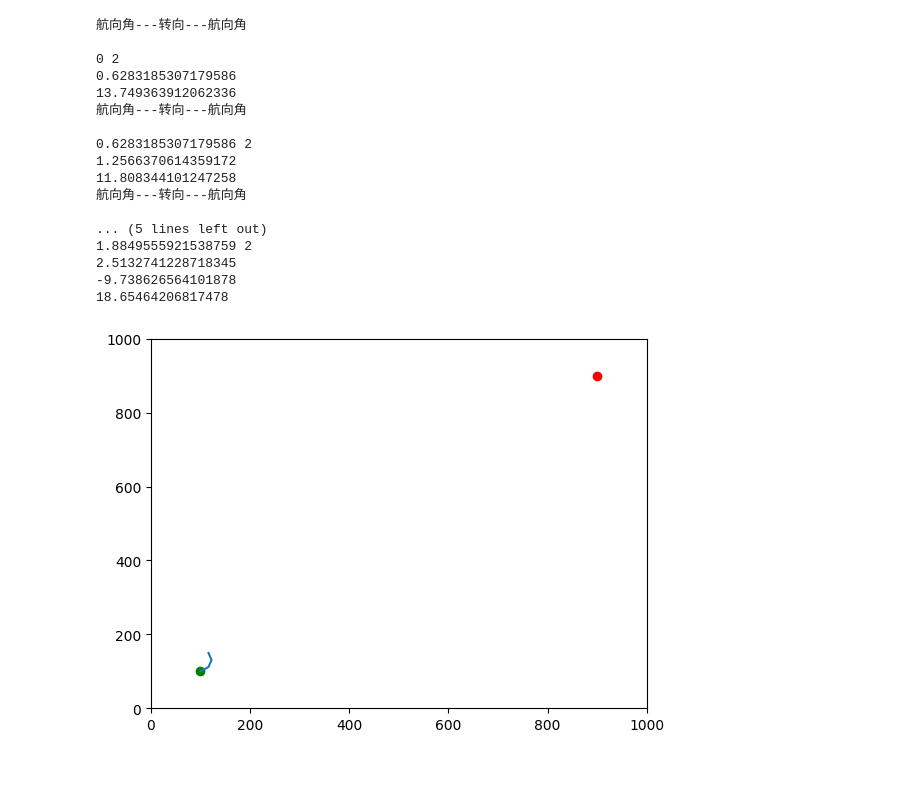
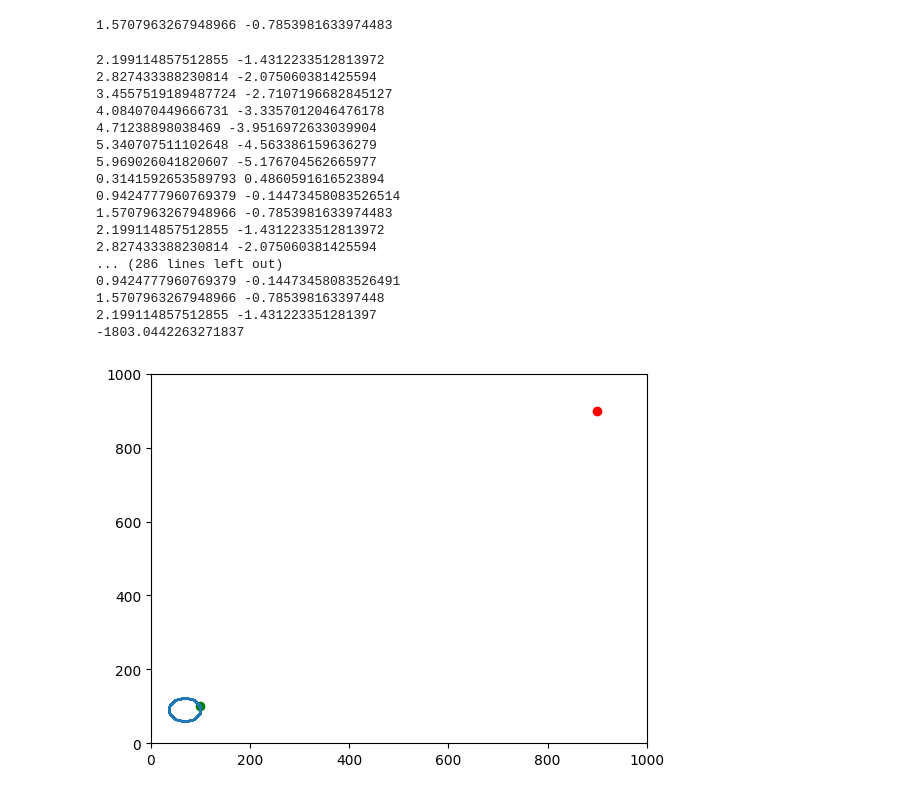
Before and after one commit to abiaoaaaaa/my_UAV, a Jupyter notebook: DQN+UAV/V1/test_env.ipynb, the cells around one changed output. Cells and saved outputs as stored; diff of their text form; code cells hidden in the pictures.

```diff
--- a/DQN+UAV/V1/test_env.ipynb
+++ b/DQN+UAV/V1/test_env.ipynb
@@ -1,60 +1,66 @@
+# %%
+import matplotlib.pyplot as plt
+import os
+import random
+import numpy as np
+
+import matplotlib.pyplot as plt
+import rl_utils
+import envlx_xiangdui
+os.environ["KMP_DUPLICATE_LIB_OK"]="TRUE"
+env = envlx_xiangdui.DroneEnv()
+
+episode_return = 0
+state = env.reset()
+print(env.get_angle(),env.get_angle2goal())
+# %% [output]
+1.5707963267948966 -0.7853981633974483
 # %%
-import matplotlib.pyplot as plt
-import os
-import random
-import numpy as np
 
-import matplotlib.pyplot as plt
-import rl_utils
-import envlx_xiangdui
-os.environ["KMP_DUPLICATE_LIB_OK"]="TRUE"
-env = envlx_xiangdui.DroneEnv()
-
-episode_return = 0
-state = env.reset()
 done = False
 #绘制x,y轴
 X=[]
 Y=[]
 count = 0
 while not done:
     X.append(env.xy[0])
     Y.append(env.xy[1])
     count+=1
     action = 2 #np.random.randint(5)
-    print("航向角---转向---航向角\n")
-    print(env.heading,action,env.xy)
+    #print("航向角---转向---航向角\n")
+    #print(env.heading,action,env.xy)
     next_state, reward, done = env.step(action)
-    print(env.xy,env.heading)
+    print(env.get_angle(),env.get_angle2goal())
+    #print(env.xy,env.heading)
     state = next_state
     episode_return += reward
-    print(reward)
-    if (count>3):
+    #print(reward)
+    if (count>300):
         done = True
 #画图可视化
 print(episode_return)
 plt.plot(100, 100, 'go')  # 'ro'表示红色的点
 plt.plot(900, 900, 'ro')  # 'ro'表示红色的点
 plt.xlim(0, 1000)
 plt.ylim(0, 1000)
 plt.plot(X,Y)
 plt.show()
 # %% [output]
-航向角---转向---航向角
-
-0 2
-0.6283185307179586
-13.749363912062336
-航向角---转向---航向角
-
-0.6283185307179586 2
-1.2566370614359172
-11.808344101247258
-航向角---转向---航向角
-
-... (5 lines left out)
-1.8849555921538759 2
-2.5132741228718345
--9.738626564101878
-18.65464206817478
+2.199114857512855 -1.4312233512813972
+2.827433388230814 -2.075060381425594
+3.4557519189487724 -2.7107196682845127
+4.084070449666731 -3.3357012046476178
+4.71238898038469 -3.9516972633039904
+5.340707511102648 -4.563386159636279
+5.969026041820607 -5.176704562665977
+0.3141592653589793 0.4860591616523894
+0.9424777960769379 -0.14473458083526514
+1.5707963267948966 -0.7853981633974483
+2.199114857512855 -1.4312233512813972
+2.827433388230814 -2.075060381425594
+... (286 lines left out)
+0.9424777960769379 -0.14473458083526491
+1.5707963267948966 -0.785398163397448
+2.199114857512855 -1.431223351281397
+-1803.0442263271837
-[figure, old version]
+[figure, new version]
```
Also changed, not shown: 2 other files.
